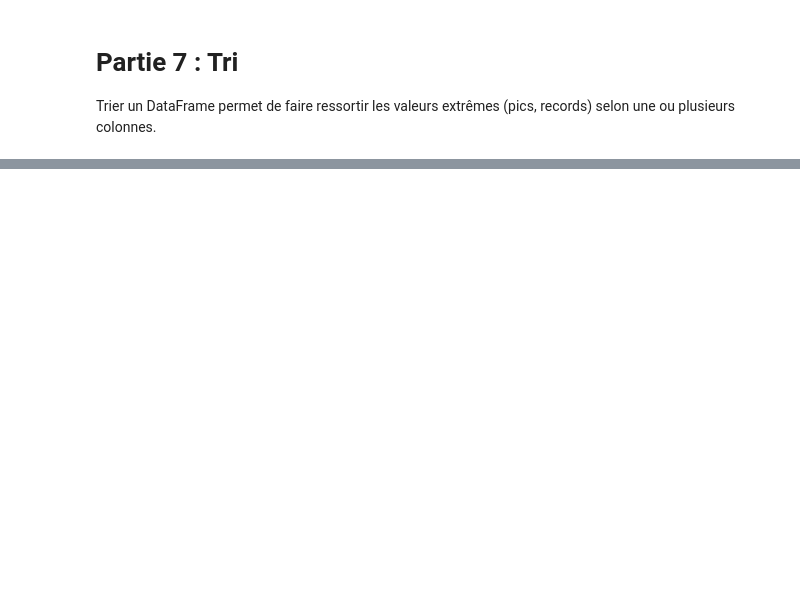
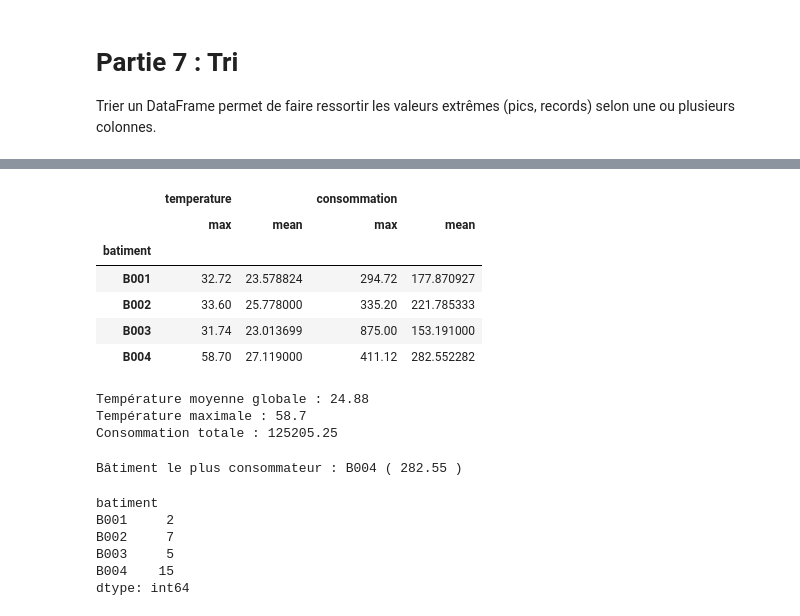
Before and after one commit to harounambaye/Iot_Data_Pipeline_Pandas, a Jupyter notebook: notebooks/Iot_Data_Pipeline_Pandas.ipynb, the cells around one changed output, grey strips where cells are left out. Saved outputs shown, nothing was run; the diff lists cells and outputs as text; code cells hidden in the pictures; blank space fills up the shorter version.

```diff
--- a/notebooks/Iot_Data_Pipeline_Pandas.ipynb
+++ b/notebooks/Iot_Data_Pipeline_Pandas.ipynb
@@ -351,0 +376,41 @@ df_trie_multi.head(10)
+# %%
+# 3) Par bâtiment : Max et Moyenne de la température et de la consommation
+df.groupby("batiment")[["temperature", "consommation"]].agg(["max", "mean"])
+# %% [output]
+|  | temperature |  | consommation |  |
+|  | max | mean | max | mean |
+| batiment |  |  |  |  |
+| B001 | 32.72 | 23.578824 | 294.72 | 177.870927 |
+| B002 | 33.60 | 25.778000 | 335.20 | 221.785333 |
+| B003 | 31.74 | 23.013699 | 875.00 | 153.191000 |
+| B004 | 58.70 | 27.119000 | 411.12 | 282.552282 |
+# %%
+# 4) Température moyenne globale
+print("Température moyenne globale :", round(df["temperature"].mean(), 2))
+
+# 5) Température maximale
+print("Température maximale :", df["temperature"].max())
+
+# 6) Consommation totale
+print("Consommation totale :", round(df["consommation"].sum(), 2))
+# %% [output]
+Température moyenne globale : 24.88
+Température maximale : 58.7
+Consommation totale : 125205.25
+# %%
+# 7) Bâtiment qui consomme le plus en moyenne
+conso_moyenne_batiment= df.groupby("batiment")["consommation"].mean()
+print("Bâtiment le plus consommateur :", conso_moyenne_batiment.idxmax(),
+     "(", round(conso_moyenne_batiment.max(), 2), ")")
+# %% [output]
+Bâtiment le plus consommateur : B004 ( 282.55 )
+# %%
+# 8) Nombre d'alertes par bâtiment
+df[df["etat"] == "ALERTE"].groupby("batiment").size()
+# %% [output]
+batiment
+B001     2
+B002     7
+B003     5
+B004    15
+dtype: int64
```
Also changed, not shown: parts of 8 cells of this notebook.
